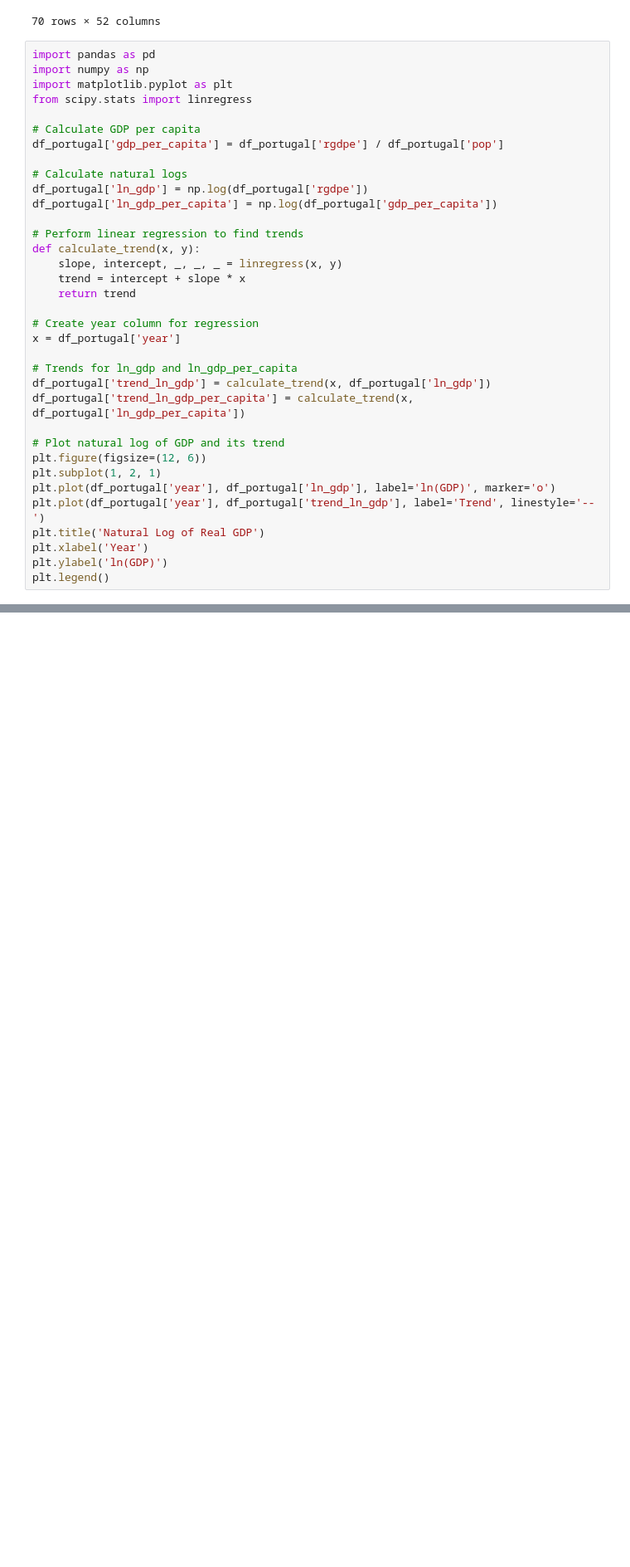
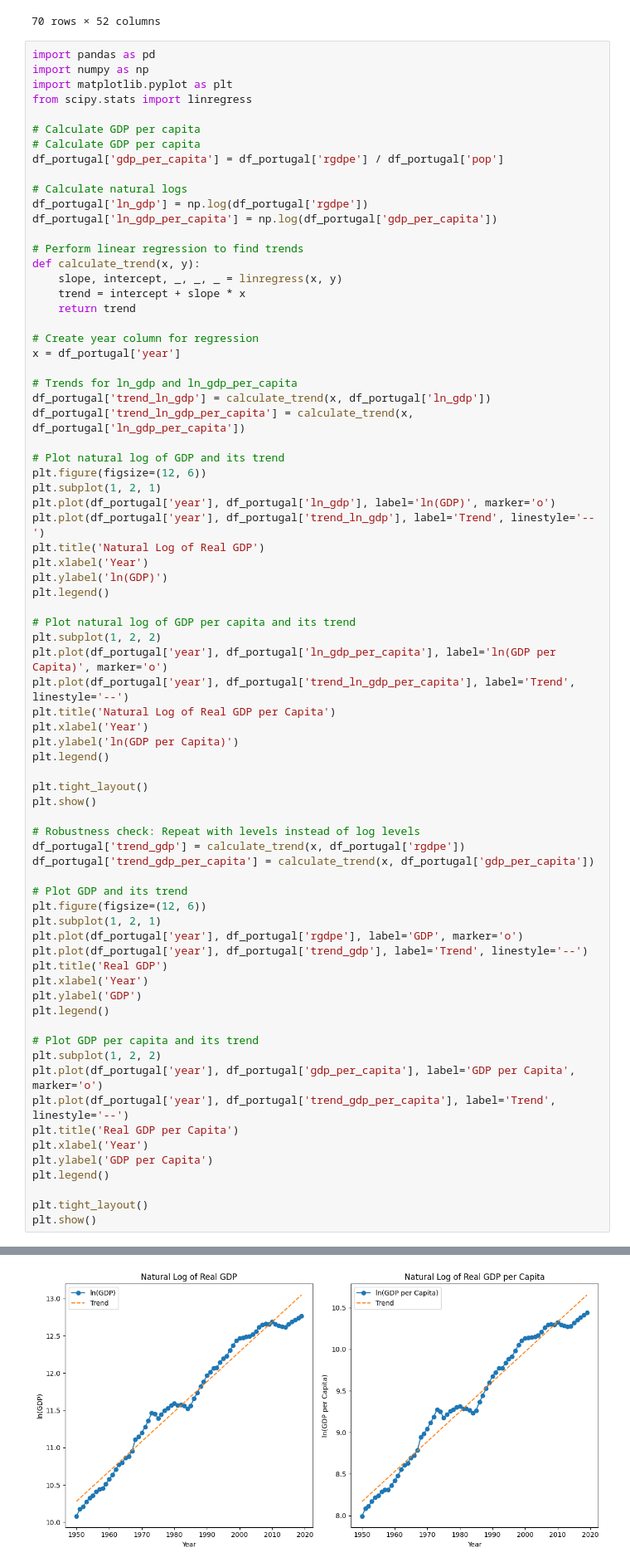
Before and after one commit to tuhina-a/EC2B1-CW, a Jupyter notebook: src/main.ipynb, the cells around one changed output, grey strips where cells are left out. Shown at 83% size. Cells and saved outputs as stored; diff of their text form; blank space fills up the shorter version.

Commit message:
graph for natural log

```diff
--- a/src/main.ipynb
+++ b/src/main.ipynb
@@ -24,6 +24,7 @@ import numpy as np
 import matplotlib.pyplot as plt
 from scipy.stats import linregress
 
+# Calculate GDP per capita
 # Calculate GDP per capita
 df_portugal['gdp_per_capita'] = df_portugal['rgdpe'] / df_portugal['pop']
 
@@ -44,30 +45,69 @@ x = df_portugal['year']
 df_portugal['trend_ln_gdp'] = calculate_trend(x, df_portugal['ln_gdp'])
 df_portugal['trend_ln_gdp_per_capita'] = calculate_trend(x, df_portugal['ln_gdp_per_capita'])
 
 # Plot natural log of GDP and its trend
 plt.figure(figsize=(12, 6))
 plt.subplot(1, 2, 1)
 plt.plot(df_portugal['year'], df_portugal['ln_gdp'], label='ln(GDP)', marker='o')
 plt.plot(df_portugal['year'], df_portugal['trend_ln_gdp'], label='Trend', linestyle='--')
 plt.title('Natural Log of Real GDP')
 plt.xlabel('Year')
 plt.ylabel('ln(GDP)')
 plt.legend()
+
+# Plot natural log of GDP per capita and its trend
+plt.subplot(1, 2, 2)
+plt.plot(df_portugal['year'], df_portugal['ln_gdp_per_capita'], label='ln(GDP per Capita)', marker='o')
+plt.plot(df_portugal['year'], df_portugal['trend_ln_gdp_per_capita'], label='Trend', linestyle='--')
+plt.title('Natural Log of Real GDP per Capita')
+plt.xlabel('Year')
+plt.ylabel('ln(GDP per Capita)')
+plt.legend()
+
+plt.tight_layout()
+plt.show()
+
+# Robustness check: Repeat with levels instead of log levels
+df_portugal['trend_gdp'] = calculate_trend(x, df_portugal['rgdpe'])
+df_portugal['trend_gdp_per_capita'] = calculate_trend(x, df_portugal['gdp_per_capita'])
+
+# Plot GDP and its trend
+plt.figure(figsize=(12, 6))
+plt.subplot(1, 2, 1)
+plt.plot(df_portugal['year'], df_portugal['rgdpe'], label='GDP', marker='o')
+plt.plot(df_portugal['year'], df_portugal['trend_gdp'], label='Trend', linestyle='--')
+plt.title('Real GDP')
+plt.xlabel('Year')
+plt.ylabel('GDP')
+plt.legend()
+
+# Plot GDP per capita and its trend
+plt.subplot(1, 2, 2)
+plt.plot(df_portugal['year'], df_portugal['gdp_per_capita'], label='GDP per Capita', marker='o')
+plt.plot(df_portugal['year'], df_portugal['trend_gdp_per_capita'], label='Trend', linestyle='--')
+plt.title('Real GDP per Capita')
+plt.xlabel('Year')
+plt.ylabel('GDP per Capita')
+plt.legend()
+
+plt.tight_layout()
+plt.show()
 # %% [output]
 A value is trying to be set on a copy of a slice from a DataFrame.
 Try using .loc[row_indexer,col_indexer] = value instead
 
 See the caveats in the documentation: https://pandas.pydata.org/pandas-docs/stable/user_guide/indexing.html#returning-a-view-versus-a-copy
   df_portugal['gdp_per_capita'] = df_portugal['rgdpe'] / df_portugal['pop']
 A value is trying to be set on a copy of a slice from a DataFrame.
 Try using .loc[row_indexer,col_indexer] = value instead
 
 See the caveats in the documentation: https://pandas.pydata.org/pandas-docs/stable/user_guide/indexing.html#returning-a-view-versus-a-copy
   df_portugal['ln_gdp'] = np.log(df_portugal['rgdpe'])
 A value is trying to be set on a copy of a slice from a DataFrame.
 Try using .loc[row_indexer,col_indexer] = value instead
 ... (9 lines left out)
 Try using .loc[row_indexer,col_indexer] = value instead
 
 See the caveats in the documentation: https://pandas.pydata.org/pandas-docs/stable/user_guide/indexing.html#returning-a-view-versus-a-copy
   df_portugal['trend_ln_gdp_per_capita'] = calculate_trend(x, df_portugal['ln_gdp_per_capita'])
+[figure, new version]
```
Also changed, not shown: parts of 1 cell of this notebook.
